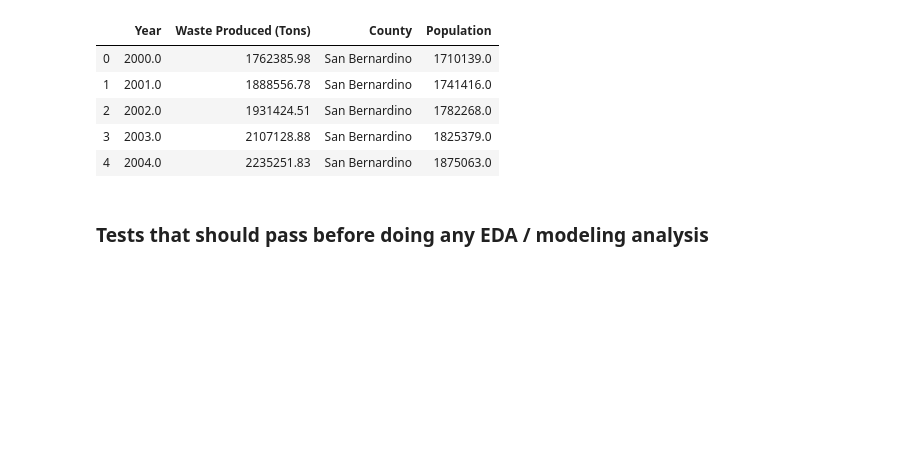
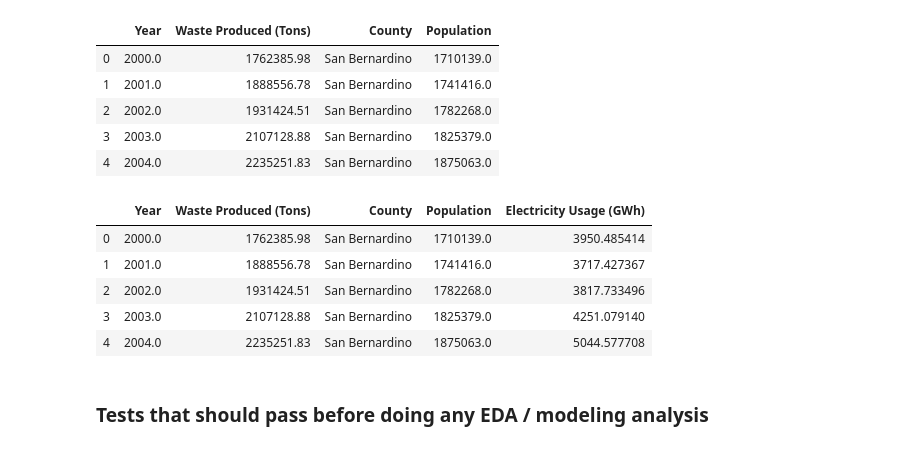
Before and after one commit to matthew-y-dong/ca-waste, a Jupyter notebook: preprocess-data/data-cleaning.ipynb, the cells around one changed output. Cells and saved outputs as stored; diff of their text form; code cells hidden in the pictures; blank space fills up the shorter version.

Commit message:
finish adding electricity data to feature_df

```diff
--- a/preprocess-data/data-cleaning.ipynb
+++ b/preprocess-data/data-cleaning.ipynb
@@ -292,3 +292,6 @@ county_population.head(3)
 | 0 | Alameda | 2000 | 1443939.0 |
 | 1 | Alpine | 2000 | 1208.0 |
 | 2 | Amador | 2000 | 35100.0 |
+# %%
+electricity_usage_county = pd.read_csv("../data/cec-electricity-by-county-cleaned.csv")
+electricity_usage_county.head(3)
@@ -302,6 +312,16 @@ complete_feature_df.head()
 | 2 | 2002.0 | 1931424.51 | San Bernardino | 1782268.0 |
 | 3 | 2003.0 | 2107128.88 | San Bernardino | 1825379.0 |
 | 4 | 2004.0 | 2235251.83 | San Bernardino | 1875063.0 |
+# %%
+complete_feature_df = complete_feature_df.merge(electricity_usage_county, on=["County", "Year"], how="inner")
+complete_feature_df.head()
+# %% [output]
+|  | Year | Waste Produced (Tons) | County | Population | Electricity Usage (GWh) |
+| 0 | 2000.0 | 1762385.98 | San Bernardino | 1710139.0 | 3950.485414 |
+| 1 | 2001.0 | 1888556.78 | San Bernardino | 1741416.0 | 3717.427367 |
+| 2 | 2002.0 | 1931424.51 | San Bernardino | 1782268.0 | 3817.733496 |
+| 3 | 2003.0 | 2107128.88 | San Bernardino | 1825379.0 | 4251.079140 |
+| 4 | 2004.0 | 2235251.83 | San Bernardino | 1875063.0 | 5044.577708 |
 # %% [markdown]
 ### Tests that should pass before doing any EDA / modeling analysis
 # %%
```
Also changed, not shown: parts of 14 cells of this notebook, 1 other file.
